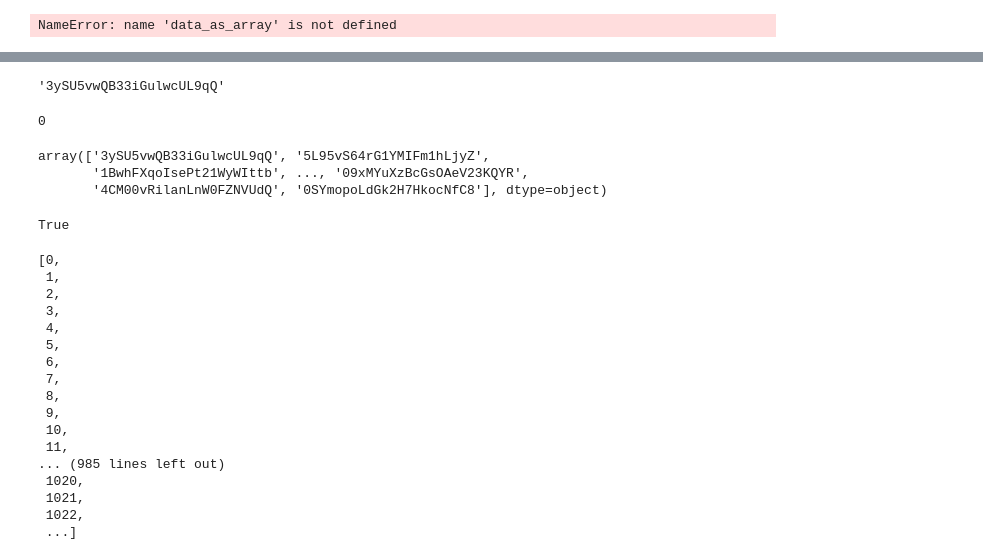
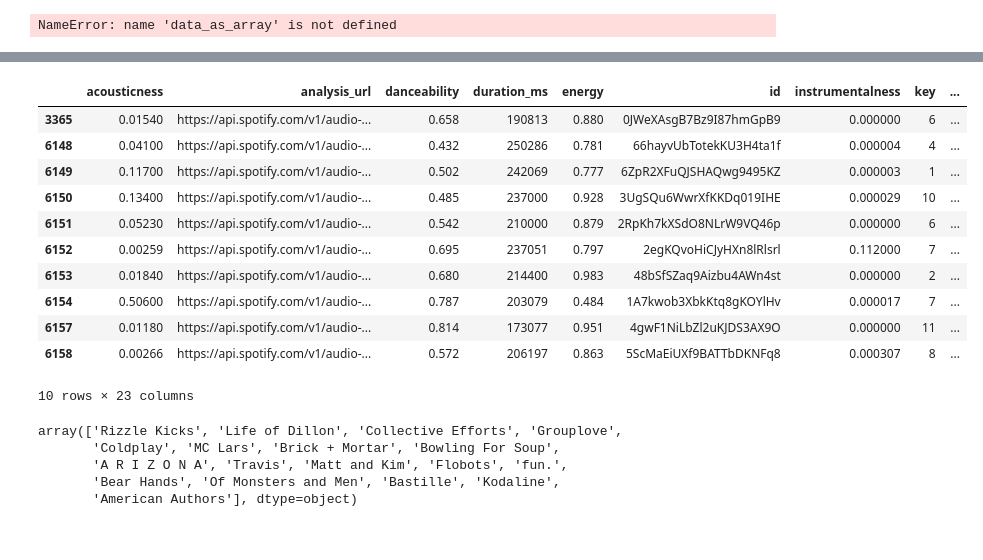
Before and after one commit to jcream31/workout_music_recommender, a Jupyter notebook: notebooks/EDA.ipynb, the cells around one changed output, grey strips where cells are left out. Cells and saved outputs as stored; diff of their text form; code cells hidden in the pictures.

```diff
--- a/notebooks/EDA.ipynb
+++ b/notebooks/EDA.ipynb
@@ -95,0 +96,6 @@ NameError: name 'data_as_array' is not defined
+# %%
+import pickle
+from collections import defaultdict, Counter
+
+with open('../data/artist_genres.p', 'rb') as fp:
+    D = pickle.load(fp)
@@ -190,39 +154,15 @@ np.argmin(data['acousticness'].values)
-# %%
-data.iloc[0]['id']
-# %% [output]
-'3ySU5vwQB33iGulwcUL9qQ'
-# %%
-data.index[data['id']=='3ySU5vwQB33iGulwcUL9qQ'].tolist()[0]
-# %% [output]
-0
-# %%
-data.id.values
-# %% [output]
-array(['3ySU5vwQB33iGulwcUL9qQ', '5L95vS64rG1YMIFm1hLjyZ',
-       '1BwhFXqoIsePt21WyWIttb', ..., '09xMYuXzBcGsOAeV23KQYR',
-       '4CM00vRilanLnW0FZNVUdQ', '0SYmopoLdGk2H7HkocNfC8'], dtype=object)
-# %%
-if 1 not in [0,2]+[]:
-    print(True)
-# %% [output]
-True
-# %%
-[data.index[data['id']==val].tolist()[0] for val in data.id.values]
-# %% [output]
-[0,
- 1,
- 2,
- 3,
- 4,
- 5,
- 6,
- 7,
- 8,
- 9,
- 10,
- 11,
-... (985 lines left out)
- 1020,
- 1021,
- 1022,
- ...]
+# %%
+data[data.artist_id=='5fMUXHkw8R8eOP2RNVYEZX']
+# %% [output]
+|  | acousticness | analysis_url | danceability | duration_ms | energy | id | instrumentalness | key | ... |
+| 3365 | 0.01540 | https://api.spotify.com/v1/audio-... | 0.658 | 190813 | 0.880 | 0JWeXAsgB7Bz9I87hmGpB9 | 0.000000 | 6 | ... |
+| 6148 | 0.04100 | https://api.spotify.com/v1/audio-... | 0.432 | 250286 | 0.781 | 66hayvUbTotekKU3H4ta1f | 0.000004 | 4 | ... |
+| 6149 | 0.11700 | https://api.spotify.com/v1/audio-... | 0.502 | 242069 | 0.777 | 6ZpR2XFuQJSHAQwg9495KZ | 0.000003 | 1 | ... |
+| 6150 | 0.13400 | https://api.spotify.com/v1/audio-... | 0.485 | 237000 | 0.928 | 3UgSQu6WwrXfKKDq019IHE | 0.000029 | 10 | ... |
+| 6151 | 0.05230 | https://api.spotify.com/v1/audio-... | 0.542 | 210000 | 0.879 | 2RpKh7kXSdO8NLrW9VQ46p | 0.000000 | 6 | ... |
+| 6152 | 0.00259 | https://api.spotify.com/v1/audio-... | 0.695 | 237051 | 0.797 | 2egKQvoHiCJyHXn8lRlsrl | 0.112000 | 7 | ... |
+| 6153 | 0.01840 | https://api.spotify.com/v1/audio-... | 0.680 | 214400 | 0.983 | 48bSfSZaq9Aizbu4AWn4st | 0.000000 | 2 | ... |
+| 6154 | 0.50600 | https://api.spotify.com/v1/audio-... | 0.787 | 203079 | 0.484 | 1A7kwob3XbkKtq8gKOYlHv | 0.000017 | 7 | ... |
+| 6157 | 0.01180 | https://api.spotify.com/v1/audio-... | 0.814 | 173077 | 0.951 | 4gwF1NiLbZl2uKJDS3AX9O | 0.000000 | 11 | ... |
+| 6158 | 0.00266 | https://api.spotify.com/v1/audio-... | 0.572 | 206197 | 0.863 | 5ScMaEiUXf9BATTbDKNFq8 | 0.000307 | 8 | ... |
+10 rows × 23 columns
@@ -228,0 +171,8 @@ True
+# %%
+data[data.genre=='other'].artist.unique()
+# %% [output]
+array(['Rizzle Kicks', 'Life of Dillon', 'Collective Efforts', 'Grouplove',
+       'Coldplay', 'MC Lars', 'Brick + Mortar', 'Bowling For Soup',
+       'A R I Z O N A', 'Travis', 'Matt and Kim', 'Flobots', 'fun.',
+       'Bear Hands', 'Of Monsters and Men', 'Bastille', 'Kodaline',
+       'American Authors'], dtype=object)
```
Also changed, not shown: parts of 23 cells of this notebook, 6 other files.
